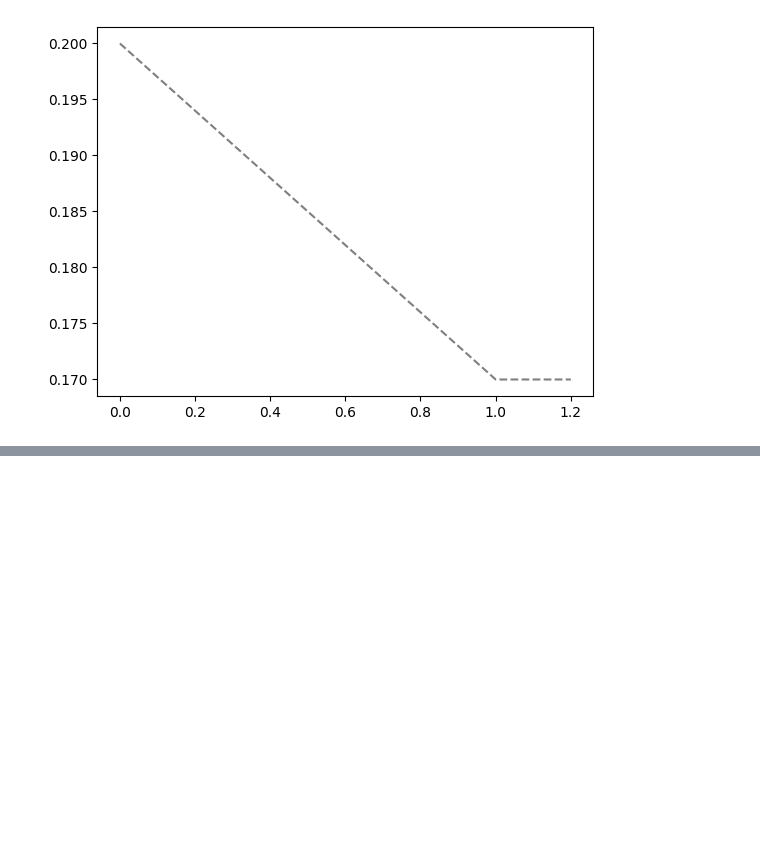
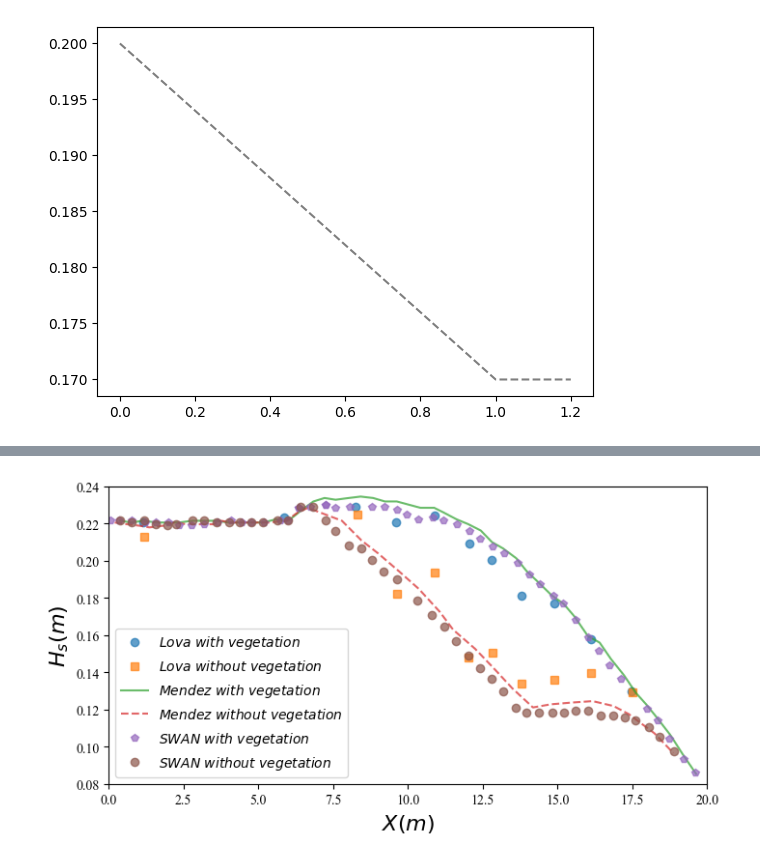
Before and after one commit to jackyvava/CodeWaveVegetation, a Jupyter notebook: code.ipynb, the cells around one changed output, grey strips where cells are left out. Saved outputs shown, nothing was run; the diff lists cells and outputs as text; code cells hidden in the pictures; blank space fills up the shorter version.

```diff
--- a/code.ipynb
+++ b/code.ipynb
@@ -244,0 +247,21 @@ plt.plot(x1,y1,'--',color='black',alpha=0.5)
+# %%
+data = pd.read_csv("modelData/与Lova水槽对比.csv")
+data
+# %%
+x0 = data['x0'][:11]
+y_lovas_without_veg = data['lovas without vegetation'][:11]
+
+x1 = data['x1'][:10]
+y_lovas_with_veg = data[' loavas with vegetation'][:10]
+
+x2 = data['x2'][:49]
+y_mendez_without_veg = data['Mendez and Losada without vegetation'][:49]
+
+x3 = data['x3'][:36]
+y_mendez_with_veg = data['Mendez and Losada with vegetation'][:36]
+
+x4 = data['x4'][:50]
+y_swan_without_veg = data['SWAN without vegetation'][:50]
+
+x5 = data['x5'][:46]
+y_swan_with_veg = data['SWAN with vegetation'][:46]
@@ -244,0 +271,20 @@ plt.plot(x1,y1,'--',color='black',alpha=0.5)
+# %%
+plt.figure(num=3,figsize = (8,4), facecolor=None)
+plt.plot(x0,y_lovas_without_veg,'o',label='$Lova\ with\ vegetation$',alpha=0.7)
+plt.plot(x1,y_lovas_with_veg,'s',label='$Lova\ without\ vegetation$',alpha=0.7)
+plt.plot(x2,y_mendez_without_veg,'-',label='$Mendez\ with\ vegetation$',alpha=0.7)
+plt.plot(x3,y_mendez_with_veg,'--',label='$Mendez\ without\ vegetation$',alpha=0.7)
+plt.plot(x4,y_swan_without_veg,'p',label='$SWAN\ with\ vegetation$',alpha=0.7)
+plt.plot(x5,y_swan_with_veg,'o',label='$SWAN\ without\ vegetation$',alpha=0.7)
+plt.legend()
+
+plt.xticks(fontsize=16,fontproperties='Times New Roman')
+plt.yticks(fontsize=16,fontproperties='Times New Roman')
+plt.xlim(0,20)
+plt.ylim(0.08,0.24)
+
+plt.xlabel('$X(m)$', fontsize=16)
+plt.ylabel('$H_s(m)$', fontsize=16)
+plt.savefig('modelData/Lova水槽对比.png',dpi=500,bbox_inches='tight')
+# %% [output]
+[figure, added]
```
Also changed, not shown: parts of 2 cells of this notebook, 4 other files.
